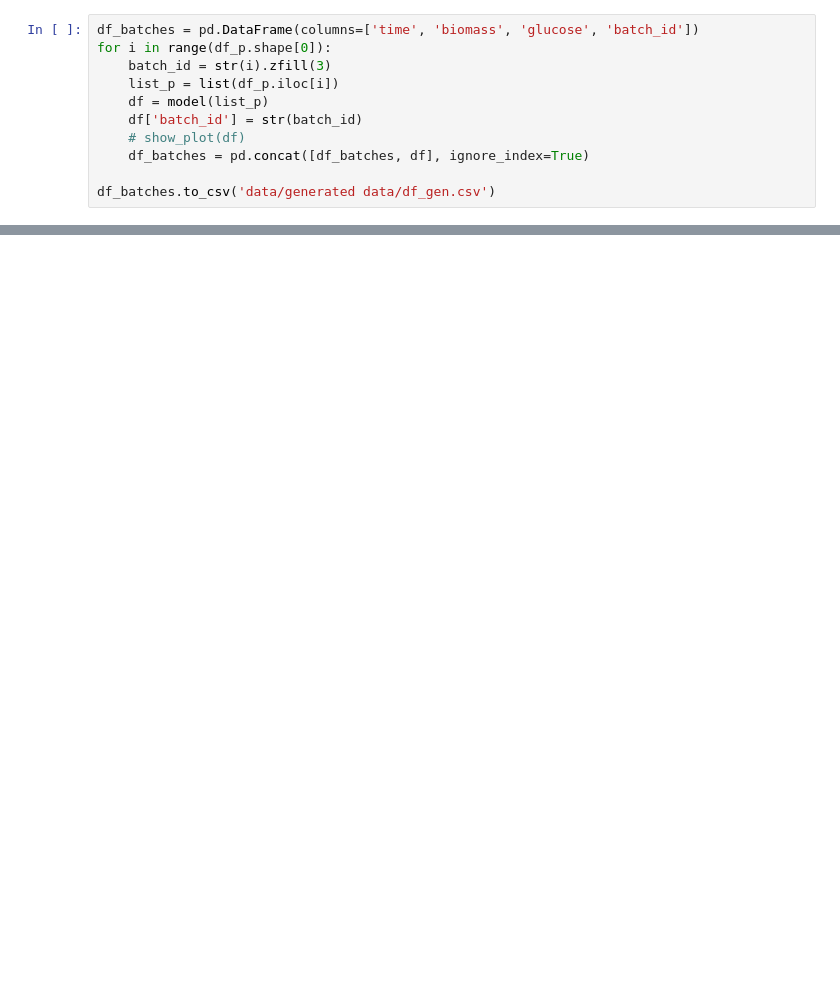
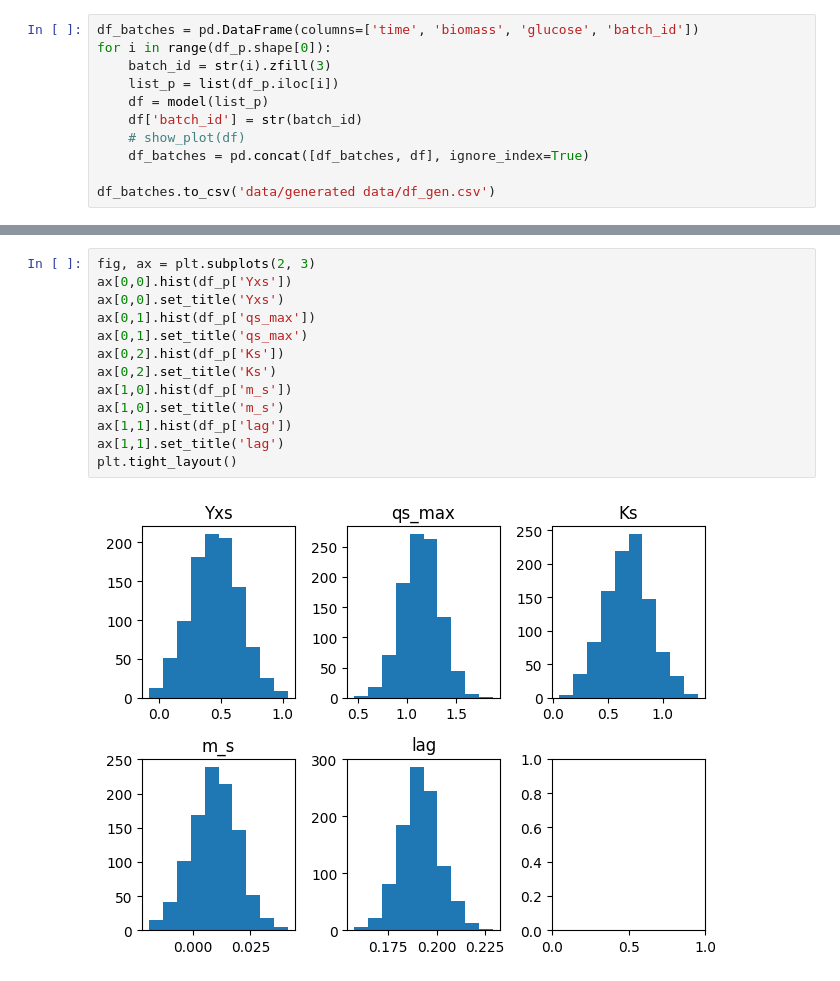
Before and after one commit to boripf/hybrid-model-corynebacterium, a Jupyter notebook: E_data_generation.ipynb, the cells around one changed output, grey strips where cells are left out. Cells and saved outputs as stored; diff of their text form; blank space fills up the shorter version.

```diff
--- a/E_data_generation.ipynb
+++ b/E_data_generation.ipynb
@@ -62,0 +64,15 @@ show_plot(df_one)
+# %%
+fig, ax = plt.subplots(2, 3)
+ax[0,0].hist(df_p['Yxs'])
+ax[0,0].set_title('Yxs')
+ax[0,1].hist(df_p['qs_max'])
+ax[0,1].set_title('qs_max')
+ax[0,2].hist(df_p['Ks'])
+ax[0,2].set_title('Ks')
+ax[1,0].hist(df_p['m_s'])
+ax[1,0].set_title('m_s')
+ax[1,1].hist(df_p['lag'])
+ax[1,1].set_title('lag')
+plt.tight_layout()
+# %% [output]
+[figure, added]
```
Also changed, not shown: parts of 4 cells of this notebook, 7 other files.
